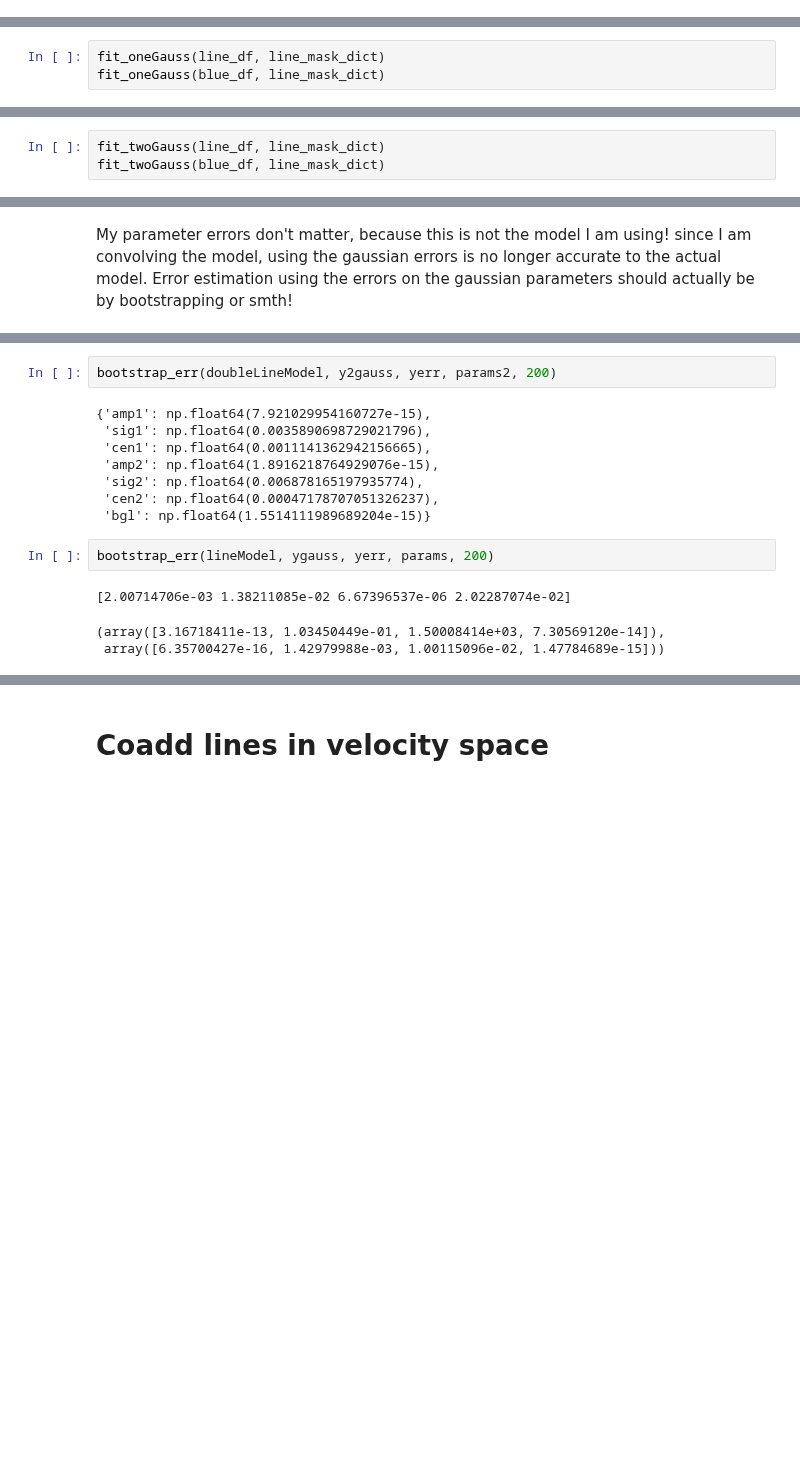
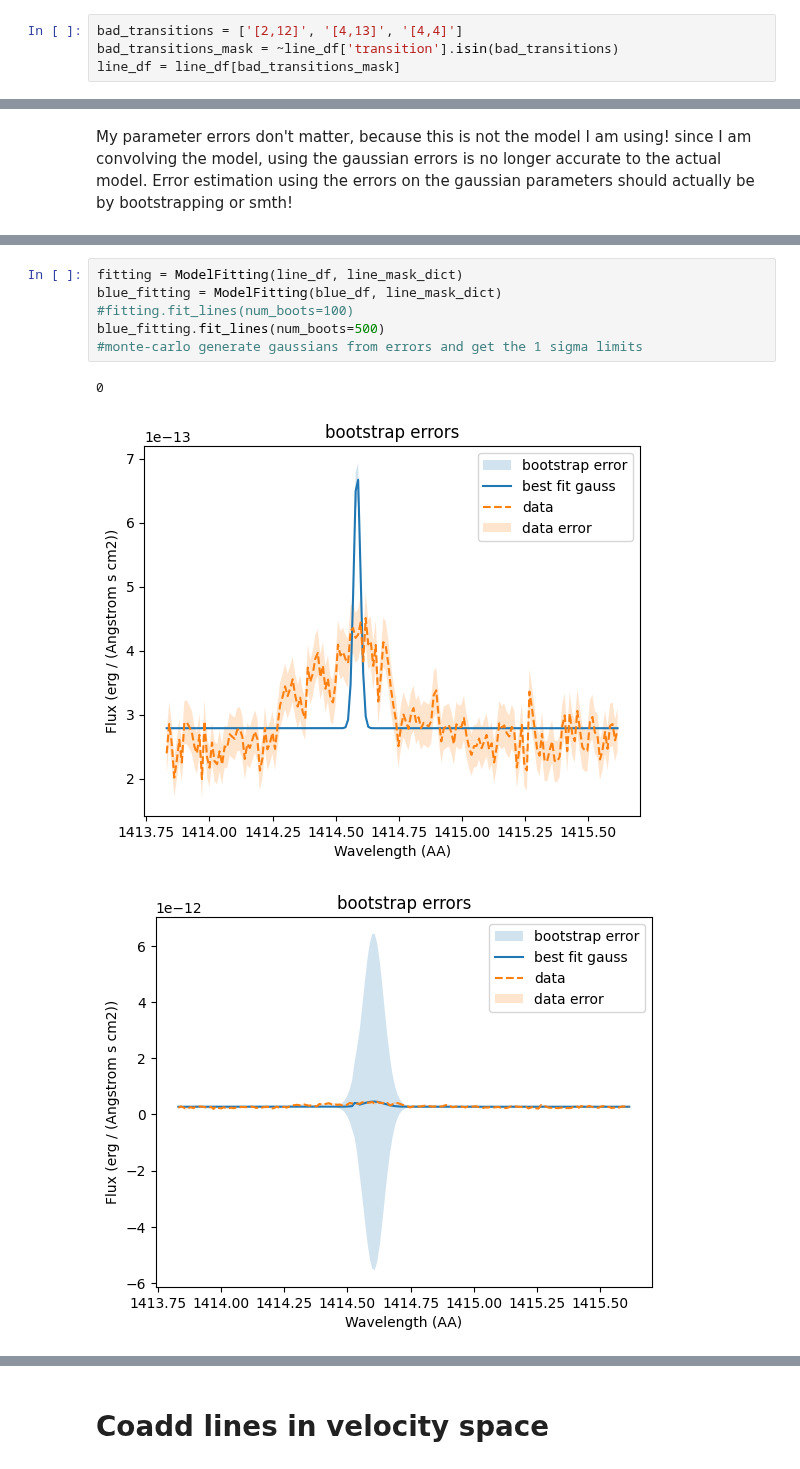
Before and after one commit to PK0207/scripts_by_me, a Jupyter notebook: research24/ru_lupi_empirical.ipynb, the cells around one changed output, grey strips where cells are left out. Saved outputs shown, nothing was run; the diff lists cells and outputs as text; blank space fills up the shorter version.

```diff
--- a/research24/ru_lupi_empirical.ipynb
+++ b/research24/ru_lupi_empirical.ipynb
@@ -1347,2 +1122,6 @@ WARNING: AstropyDeprecationWarning: The Spectrum1D class is deprecated and may b
+# %%
+bad_transitions = ['[2,12]', '[4,13]', '[4,4]']
+bad_transitions_mask = ~line_df['transition'].isin(bad_transitions)
+line_df = line_df[bad_transitions_mask]
 # %% [markdown]
 ## Model the emission lines and save the parameters
@@ -1357,6 +1134,3 @@ line_mask_dict = {
     1613.72:[75,200],
     1415.33:180
 }
-# %%
-fit_oneGauss(line_df, line_mask_dict)
-fit_oneGauss(blue_df, line_mask_dict)
@@ -1365,3 +1136,0 @@ fit_oneGauss(blue_df, line_mask_dict)
-# %%
-fit_twoGauss(line_df, line_mask_dict)
-fit_twoGauss(blue_df, line_mask_dict)
@@ -1549,16 +1139,10 @@ def bootstrap_err(model, flux, fluxerr, params, num_boots, method='leastsq'):
-# %%
-bootstrap_err(doubleLineModel, y2gauss, yerr, params2, 200)
-# %% [output]
-{'amp1': np.float64(7.921029954160727e-15),
- 'sig1': np.float64(0.0035890698729021796),
- 'cen1': np.float64(0.0011141362942156665),
- 'amp2': np.float64(1.8916218764929076e-15),
- 'sig2': np.float64(0.006878165197935774),
- 'cen2': np.float64(0.00047178707051326237),
- 'bgl': np.float64(1.5514111989689204e-15)}
-# %%
-bootstrap_err(lineModel, ygauss, yerr, params, 200)
-# %% [output]
-[2.00714706e-03 1.38211085e-02 6.67396537e-06 2.02287074e-02]
-(array([3.16718411e-13, 1.03450449e-01, 1.50008414e+03, 7.30569120e-14]),
- array([6.35700427e-16, 1.42979988e-03, 1.00115096e-02, 1.47784689e-15]))
+# %%
+fitting = ModelFitting(line_df, line_mask_dict)
+blue_fitting = ModelFitting(blue_df, line_mask_dict)
+#fitting.fit_lines(num_boots=100)
+blue_fitting.fit_lines(num_boots=500)
+#monte-carlo generate gaussians from errors and get the 1 sigma limits
+# %% [output]
+0
+[figure, new version]
+[figure, new version]
```
Also changed, not shown: parts of 34 cells of this notebook, 3 other files.
